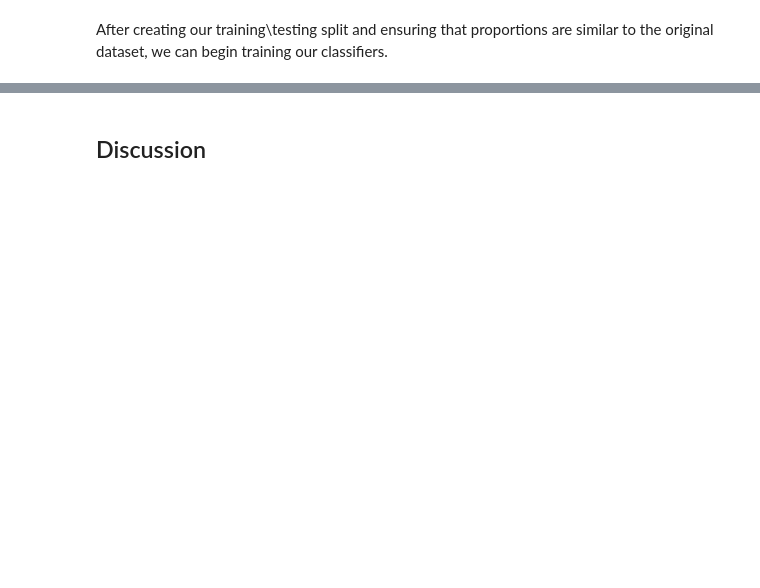
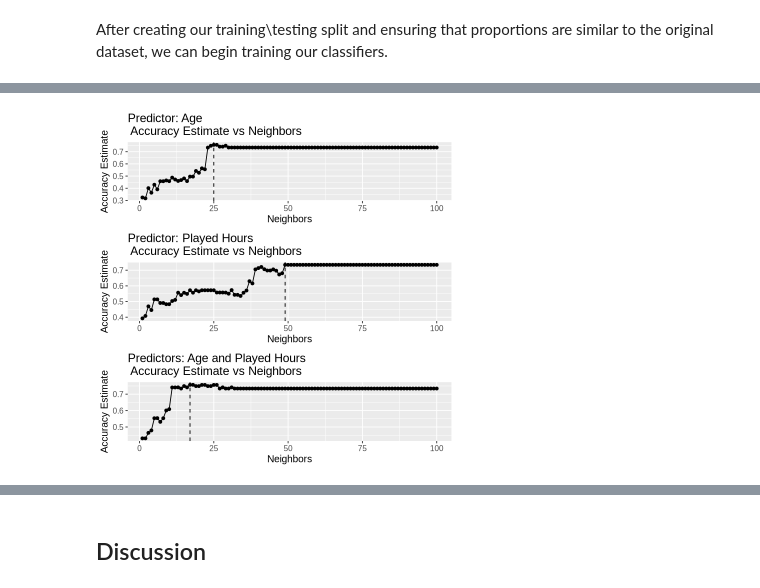
Before and after one commit to ckwok07/DSCI-100-Project-Final-Report, a Jupyter notebook: Project_Final_Report.ipynb, the cells around one changed output, grey strips where cells are left out. Saved outputs shown, nothing was run; the diff lists cells and outputs as text; code cells hidden in the pictures; blank space fills up the shorter version.

```diff
--- a/Project_Final_Report.ipynb
+++ b/Project_Final_Report.ipynb
@@ -640,0 +482,4 @@ A tibble: 2 × 3
+# %%
+plot_grid(accuracy_vs_k_age, accuracy_vs_k_played_hours, accuracy_vs_k_age_played_hours, ncol = 1)
+# %% [output]
+[figure, added]
```
Also changed, not shown: parts of 18 cells of this notebook.
